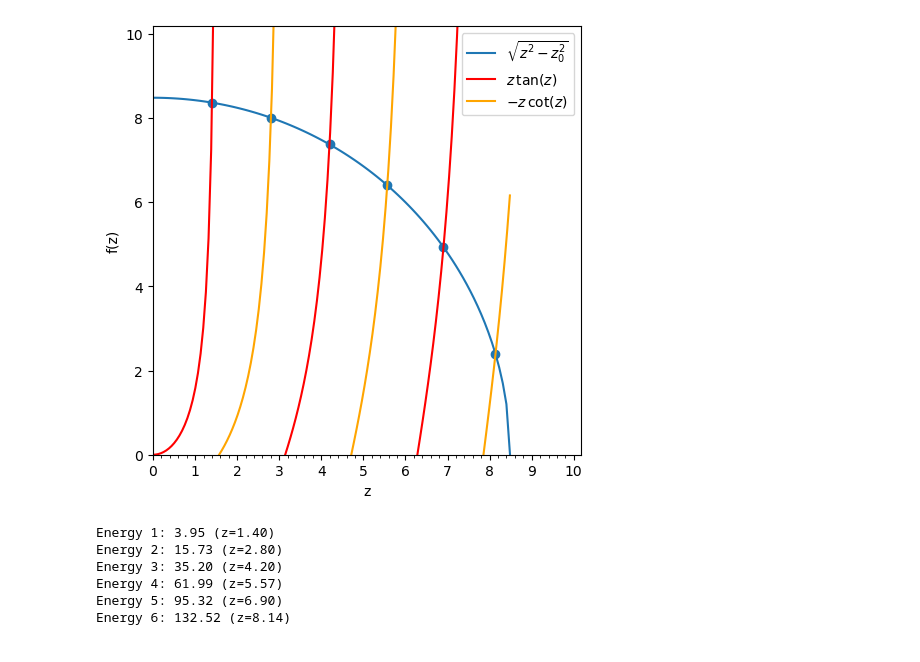
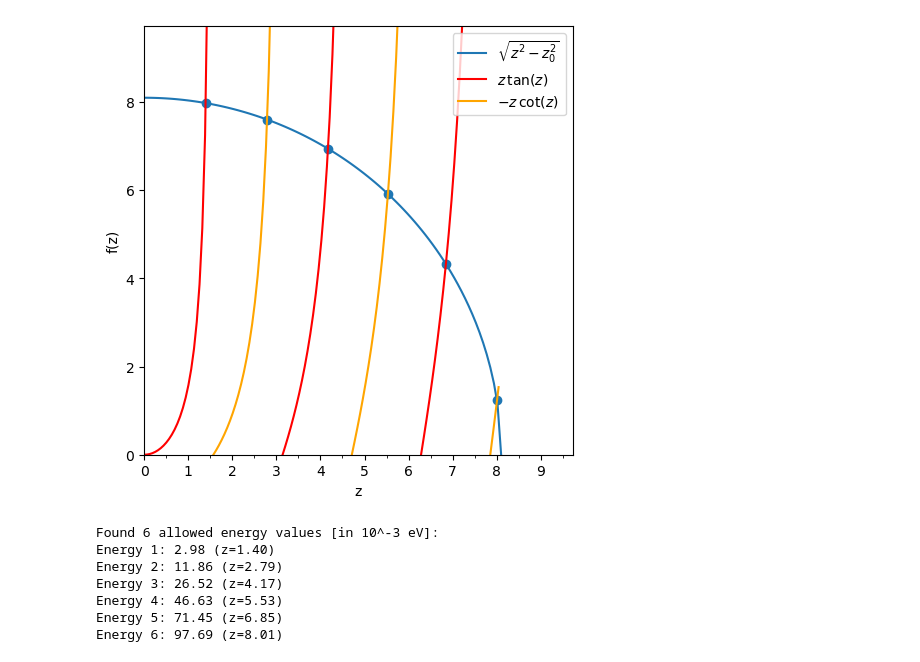
Before and after one commit to gvernard/PHY400-notebooks, a Jupyter notebook: Finite potential well.ipynb, the cells around one changed output. Cells and saved outputs as stored; diff of their text form; code cells hidden in the pictures.

```diff
--- a/Finite potential well.ipynb
+++ b/Finite potential well.ipynb
@@ -8,10 +15,13 @@ hbar = 1 # in []
 # %%
+# Cell 2
+
 def k(E,m,hbar):
-    return np.sqrt(2*m*E)/hbar
+    #return np.sqrt(2*m*E)/hbar
+    return 0.22664*np.sqrt(m*E) # in units of [nm^-1]
 
 def q(E,V0,m,hbar):
-    return np.sqrt(2*m*(V0-E))/hbar
-
+    #return np.sqrt(2*m*(V0-E))/hbar
+    return 0.22664*np.sqrt(m*(V0-E)) # in units of [nm^-1]
 
 class even:
     def __init__(self, E, n, V0, m, L):
@@ -104,5 +118,7 @@ def plot_eigenstate(phi,prob=False):
     plt.show()
 # %%
+# Cell 4
+
 def circle(z,z0):
     return np.sqrt(z0**2 - z**2)
 
@@ -119,11 +135,15 @@ def equation_odd(z,z0):
     return func2(z) - circle(z,z0)
 
 def z0_func(V0,m,L):
-    return np.sqrt(2*m*V0*L**2/(4*hbar**2))
+    #return np.sqrt(2*m*V0*L**2/(4*hbar**2))
+    return 0.113318*np.sqrt(m*V0)*L # dimensionless
 
 def energy(z,m,L):
-    return 4*z**2*hbar**2/(2*m*L**2)
+    #return 4*z**2*hbar**2/(2*m*L**2)
+    return 77.8757*z**2/(m*L**2) # in units of [10^-3 eV]
 # %%
+# Cell 5
+
 def plot_energy_roots(V0,m,L):
     z0 = z0_func(V0,m,L)
 
@@ -138,7 +158,7 @@ def plot_energy_roots(V0,m,L):
     ax.set_xlabel('z')
     ax.set_ylabel('f(z)')
     ax.xaxis.set_major_locator(ticker.MultipleLocator(1))
-    ax.xaxis.set_minor_locator(ticker.MultipleLocator(0.2))
+    ax.xaxis.set_minor_locator(ticker.MultipleLocator(0.5))
 
     # Plot circle
     circ, = ax.plot(z_array,circl,label=r"$\sqrt{z^2 - z_0^2}$")
@@ -212,21 +248,26 @@ def get_roots(V0,m,L):
 # %%
-L = 1 # in [nm]
-V0 = 144 # in [eV]
-m = 1 # in []
+L = 10      # width of the potential, in [nano-meters, fm = 10^(-9) m]
+V0 = 100  # (finite) height of the walls of the potential, in [mili-eV, meV = 10^(-3) eV]
+m = 0.511      # mass of the particle inside the potential well, in [Mega-eV, MeV = 10^6 eV]
 
+
+# You don't need to change anything else in this cell below this line
 plot_energy_roots(V0,m,L)
 
 z_roots,dum = get_roots(V0,m,L)
 N_energies = len(z_roots)
 energies = [0]*N_energies
+
+print(f"Found {N_energies} allowed energy values [in 10^-3 eV]:")
 for i in range(0,N_energies):
     energies[i] = energy(z_roots[i],m,L)
     print(f"Energy {i+1}: {energies[i]:.2f} (z={z_roots[i]:.2f})")
 # %% [output]
-[figure, old version]
+[figure, new version]
-Energy 1: 3.95 (z=1.40)
-Energy 2: 15.73 (z=2.80)
-Energy 3: 35.20 (z=4.20)
-Energy 4: 61.99 (z=5.57)
-Energy 5: 95.32 (z=6.90)
-Energy 6: 132.52 (z=8.14)
+Found 6 allowed energy values [in 10^-3 eV]:
+Energy 1: 2.98 (z=1.40)
+Energy 2: 11.86 (z=2.79)
+Energy 3: 26.52 (z=4.17)
+Energy 4: 46.63 (z=5.53)
+Energy 5: 71.45 (z=6.85)
+Energy 6: 97.69 (z=8.01)
```
Also changed, not shown: parts of 8 cells of this notebook, 1 other file.
